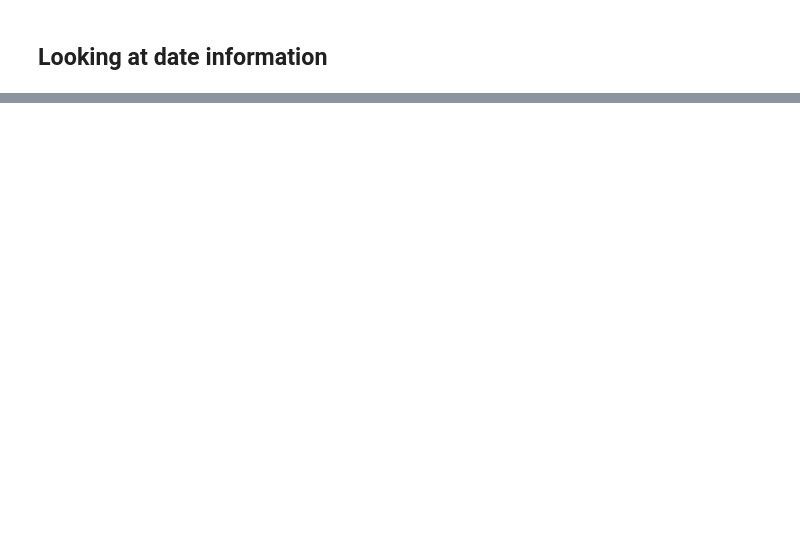
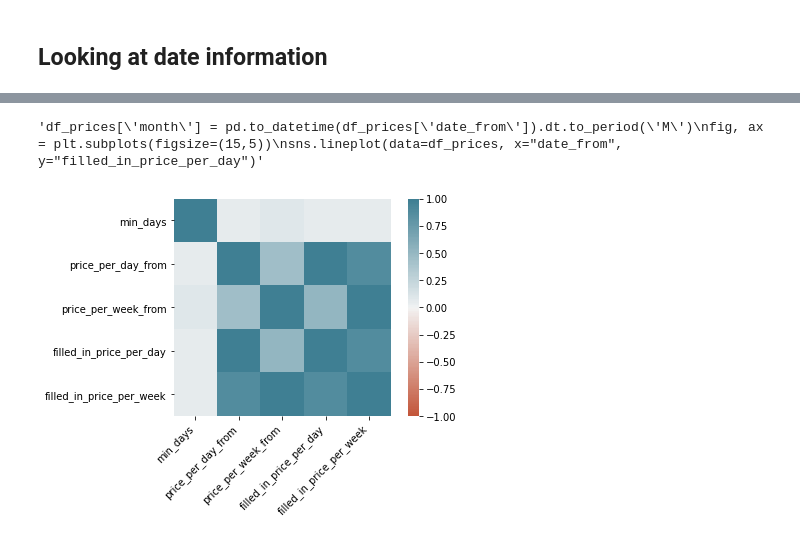
Before and after one commit to neue-fische-traum/traum-preis, a Jupyter notebook: EDA/EDA_notebook_4_prices.ipynb, the cells around one changed output, grey strips where cells are left out. Cells and saved outputs as stored; diff of their text form; code cells hidden in the pictures; blank space fills up the shorter version.

```diff
--- a/EDA/EDA_notebook_4_prices.ipynb
+++ b/EDA/EDA_notebook_4_prices.ipynb
@@ -109,5 +254,10 @@ df_prices.drop(indexNames , inplace=True)
 indexNames2 = df_prices[df_prices['filled_in_price_per_day'] >= df_prices['filled_in_price_per_week']].index
 # Delete these row indexes from dataFrame
 df_prices.drop(indexNames2 , inplace=True)
+# %%
+# Get names of indexes for which column filled_in_price_per_week over 1_000_000
+indexNames = df_prices[df_prices['filled_in_price_per_week'] >= 1_000_000 ].index
+# Delete these row indexes from dataFrame
+df_prices.drop(indexNames , inplace=True)
 # %%
 df_prices.head()
@@ -122,4 +310,21 @@ pd.to_datetime(df_prices.date_from)
 # %%
-df_prices['month'] = pd.to_datetime(df_prices['date_from']).dt.to_period('M')
+"""df_prices['month'] = pd.to_datetime(df_prices['date_from']).dt.to_period('M')
 fig, ax = plt.subplots(figsize=(15,5))
-sns.lineplot(data=df_prices, x="date_from", y="filled_in_price_per_day")
+sns.lineplot(data=df_prices, x="date_from", y="filled_in_price_per_day")"""
+# %% [output]
+'df_prices[\'month\'] = pd.to_datetime(df_prices[\'date_from\']).dt.to_period(\'M\')\nfig, ax = plt.subplots(figsize=(15,5))\nsns.lineplot(data=df_prices, x="date_from", y="filled_in_price_per_day")'
+# %%
+# Step 0 - Read the dataset, calculate column correlations and make a seaborn heatmap
+corr = df_prices.corr()
+ax = sns.heatmap(
+    corr,
+    vmin=-1, vmax=1, center=0,
+    cmap=sns.diverging_palette(20, 220, n=200),
+    square=True
+)
+ax.set_xticklabels(
+    ax.get_xticklabels(),
+    rotation=45,
+    horizontalalignment='right');
+# %% [output]
+[figure, added]
```
Also changed, not shown: parts of 23 cells of this notebook.
